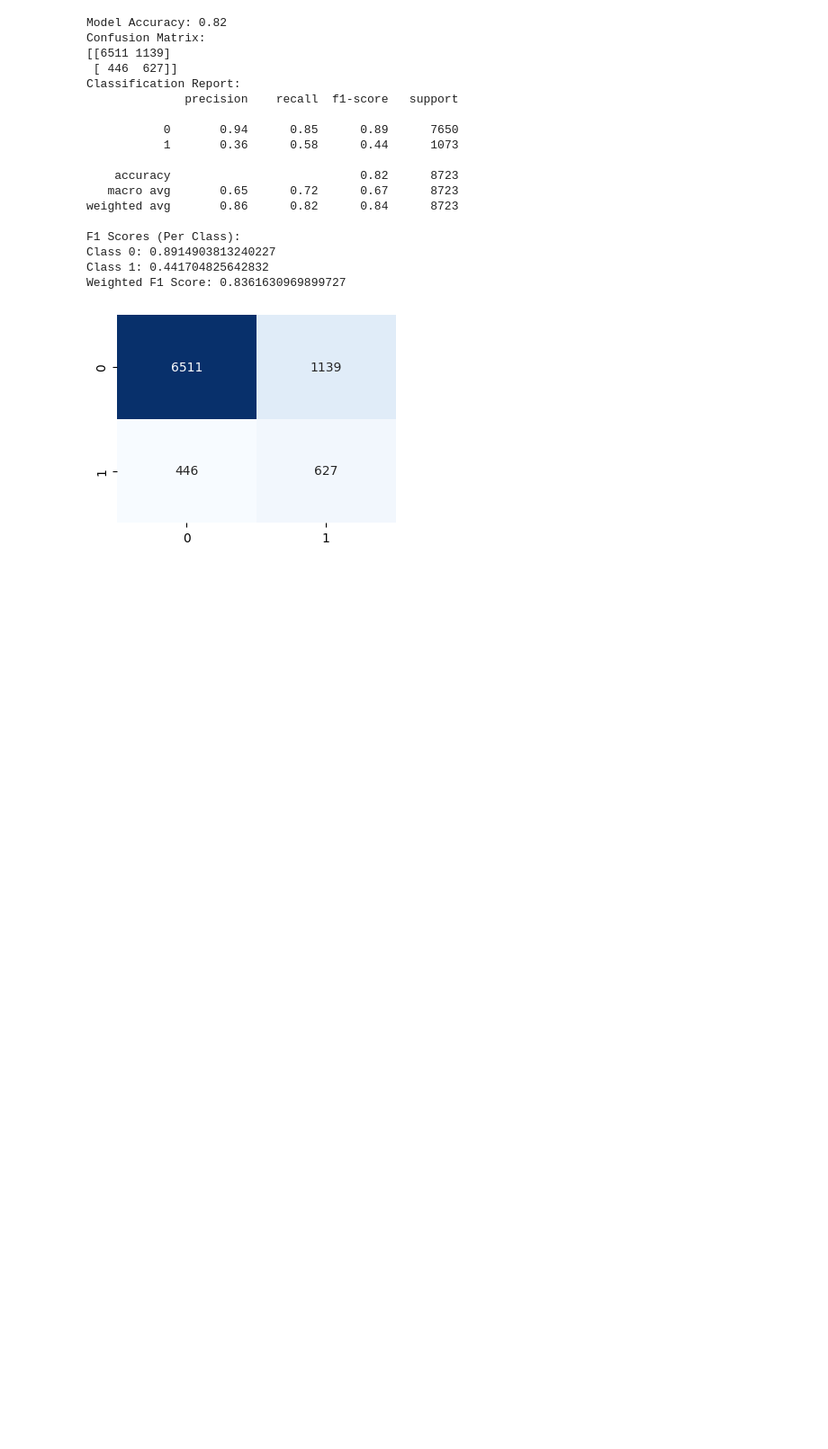
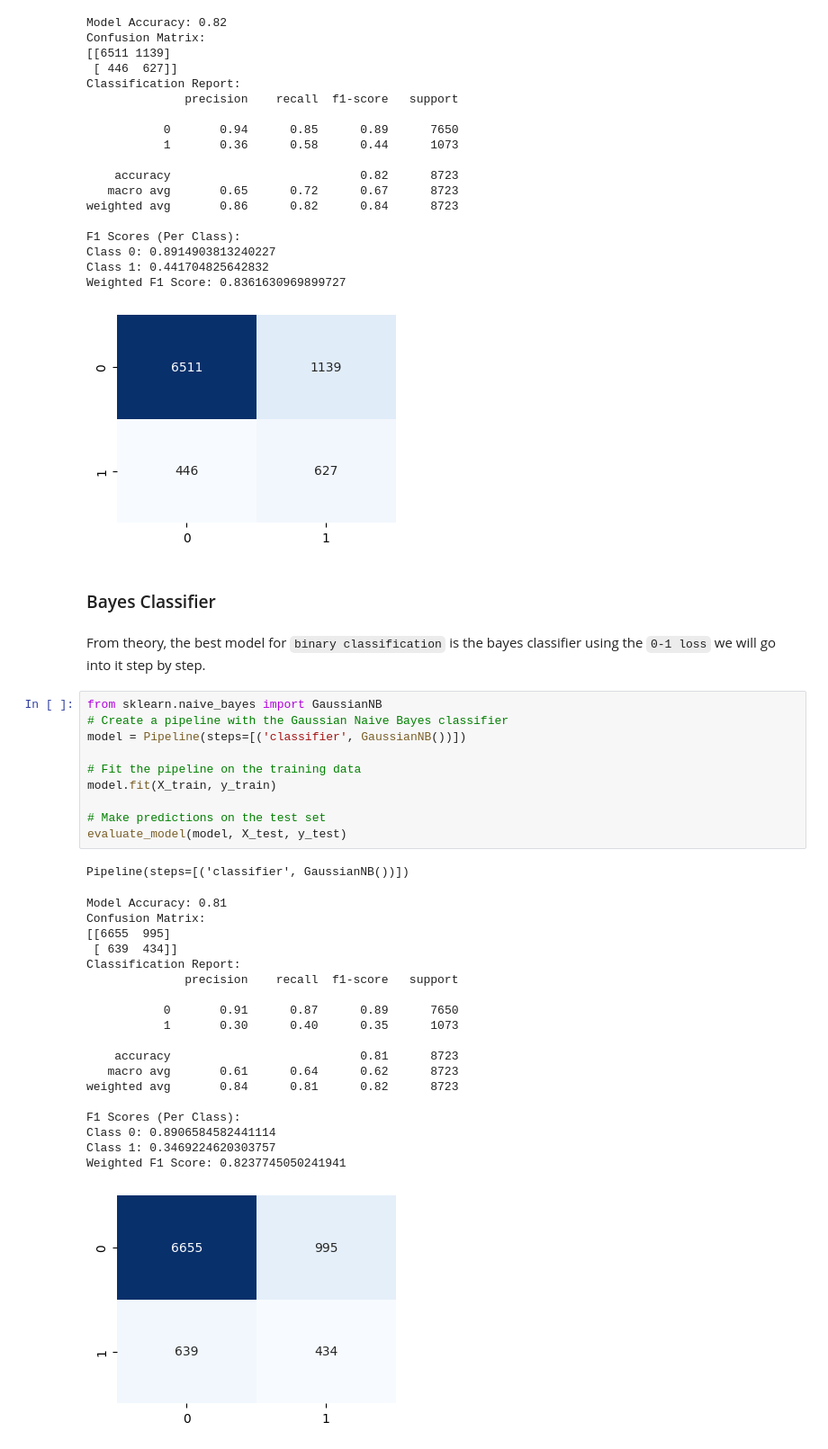
Before and after one commit to odyskypa/bank-marketing-campaign, a Jupyter notebook: notebooks/Experiments.ipynb, the cells around one changed output. Shown at 90% size. Cells and saved outputs as stored; diff of their text form; blank space fills up the shorter version.

```diff
--- a/notebooks/Experiments.ipynb
+++ b/notebooks/Experiments.ipynb
@@ -587,3 +588,38 @@ Class 0: 0.8914903813240227
 Class 1: 0.441704825642832
 Weighted F1 Score: 0.8361630969899727
 [figure]
+# %% [markdown]
+### Bayes Classifier
+# %% [markdown]
+From theory, the best model for `binary classification` is the bayes classifier using the `0-1 loss` we will go into it step by step.
+# %%
+from sklearn.naive_bayes import GaussianNB
+# Create a pipeline with the Gaussian Naive Bayes classifier
+model = Pipeline(steps=[('classifier', GaussianNB())])
+
+# Fit the pipeline on the training data
+model.fit(X_train, y_train)
+
+# Make predictions on the test set
+evaluate_model(model, X_test, y_test)
+# %% [output]
+Pipeline(steps=[('classifier', GaussianNB())])
+Model Accuracy: 0.81
+Confusion Matrix:
+[[6655  995]
+ [ 639  434]]
+Classification Report:
+              precision    recall  f1-score   support
+
+           0       0.91      0.87      0.89      7650
+           1       0.30      0.40      0.35      1073
+
+    accuracy                           0.81      8723
+   macro avg       0.61      0.64      0.62      8723
+weighted avg       0.84      0.81      0.82      8723
+
+F1 Scores (Per Class):
+Class 0: 0.8906584582441114
+Class 1: 0.3469224620303757
+Weighted F1 Score: 0.8237745050241941
+[figure, added]
```
Also changed, not shown: parts of 27 cells of this notebook.
